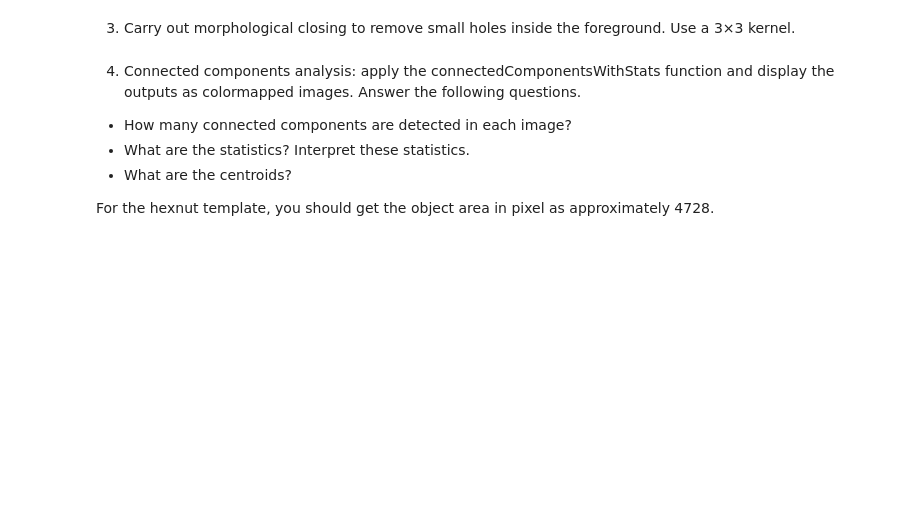
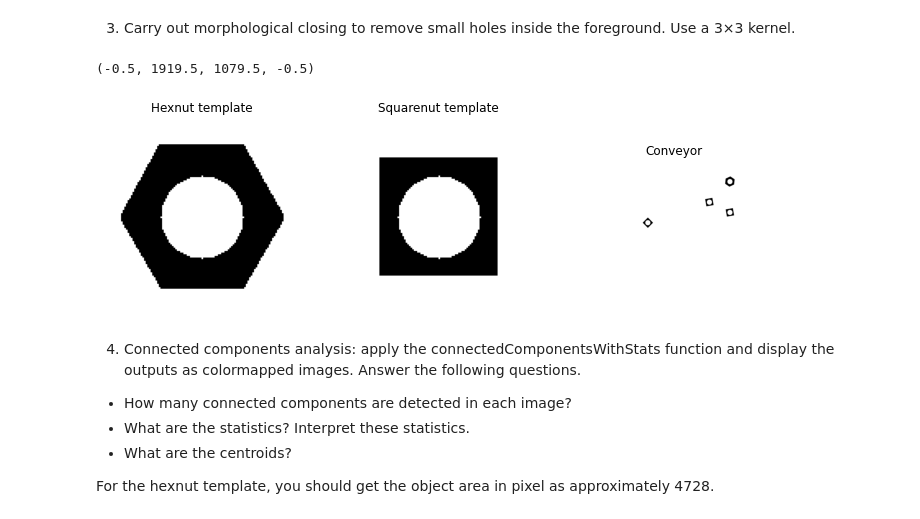
Before and after one commit to SenuriMR/EN2550---Fundamentals-of-Image-Processing-and-Machine-Vision, a Jupyter notebook: Assignment 3/Assignment_3.ipynb, the cells around one changed output. Saved outputs shown, nothing was run; the diff lists cells and outputs as text; code cells hidden in the pictures; blank space fills up the shorter version.

```diff
--- a/Assignment 3/Assignment_3.ipynb
+++ b/Assignment 3/Assignment_3.ipynb
@@ -71,3 +69,25 @@ Threshold value of coveyor - 8
+# %%
+# Your code here.
+kernel = np.ones((3,3),np.uint8)
+
+closing1 = cv.morphologyEx(img1, cv.MORPH_CLOSE, kernel)
+closing2= cv.morphologyEx(img2, cv.MORPH_CLOSE, kernel)
+closing3 = cv.morphologyEx(img3, cv.MORPH_CLOSE, kernel)
+
+fig,ax = plt.subplots(1,3,figsize = (12, 5))
+
+ax[0].set_title('Hexnut template')
+ax[0].imshow(closing1,'gray')
+ax[0].axis('off')
+ax[1].set_title('Squarenut template')
+ax[1].imshow(closing2,'gray')
+ax[1].axis('off')
+ax[2].set_title('Conveyor')
+ax[2].imshow(closing3,'gray')
+ax[2].axis('off')
+# %% [output]
+(-0.5, 1919.5, 1079.5, -0.5)
+[figure, added]
 # %% [markdown]
 4. Connected components analysis: apply the connectedComponentsWithStats function and display the outputs as colormapped images. Answer the following questions.
 - How many connected components are detected in each image?
```
Also changed, not shown: parts of 7 cells of this notebook.
